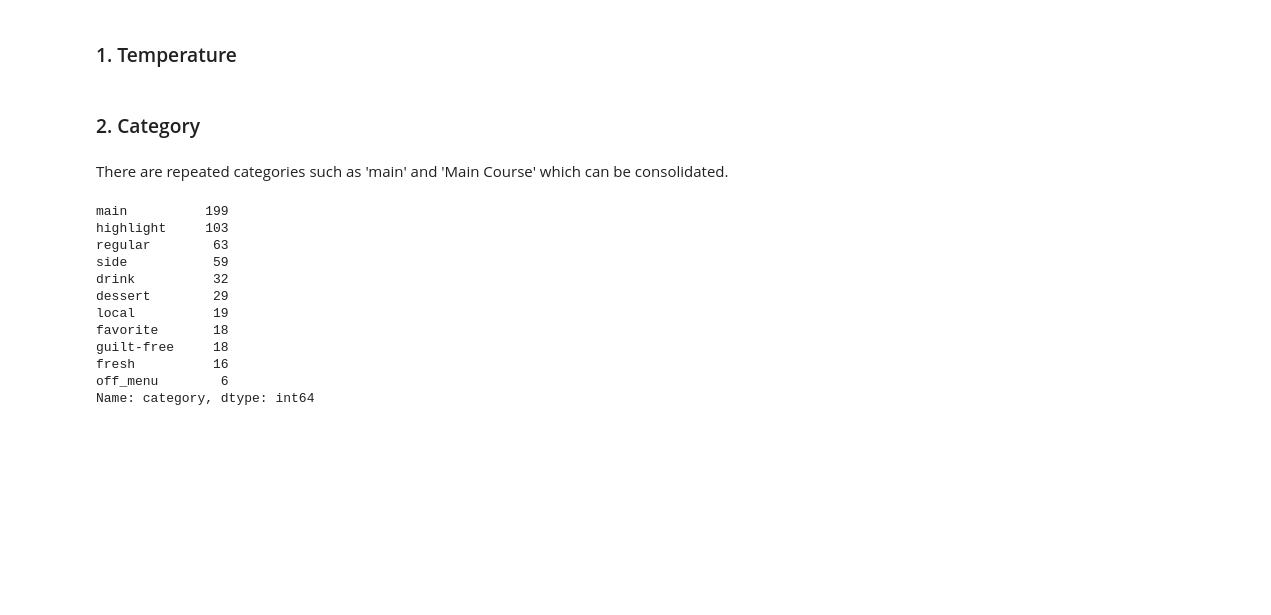
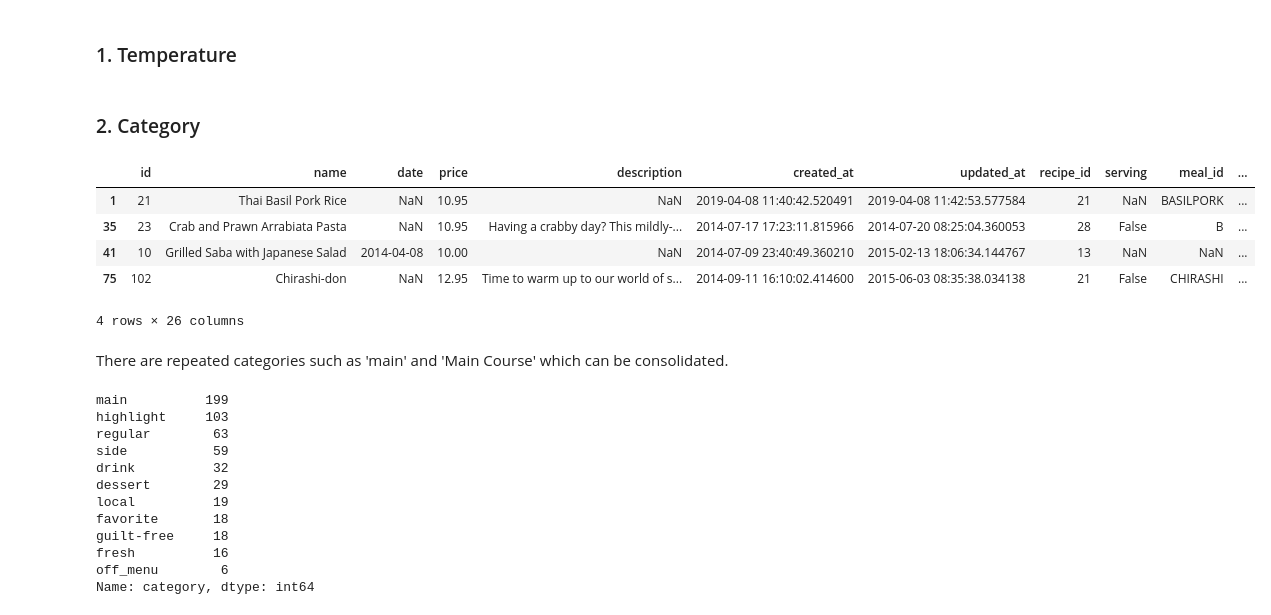
Before and after one commit to els-p/Analysing_An_Online_Restaurant, a Jupyter notebook: codes/5. PCA_K_Means_Product_Segmentation.ipynb, the cells around one changed output. Cells and saved outputs as stored; diff of their text form; code cells hidden in the pictures; blank space fills up the shorter version.

```diff
--- a/codes/5. PCA_K_Means_Product_Segmentation.ipynb
+++ b/codes/5. PCA_K_Means_Product_Segmentation.ipynb
@@ -92,8 +96,15 @@ data.temperature.fillna('room', inplace=True)
 # %% [markdown]
 ### 2. Category
 # %%
-# #Inspect rows with missing values
-# data[data.category.isnull()]
+#Inspect rows with missing values
+data[data.category.isnull()]
+# %% [output]
+|  | id | name | date | price | description | created_at | updated_at | recipe_id | serving | meal_id | ... |
+| 1 | 21 | Thai Basil Pork Rice | NaN | 10.95 | NaN | 2019-04-08 11:40:42.520491 | 2019-04-08 11:42:53.577584 | 21 | NaN | BASILPORK | ... |
+| 35 | 23 | Crab and Prawn Arrabiata Pasta | NaN | 10.95 | Having a crabby day? This mildly-... | 2014-07-17 17:23:11.815966 | 2014-07-20 08:25:04.360053 | 28 | False | B | ... |
+| 41 | 10 | Grilled Saba with Japanese Salad | 2014-04-08 | 10.00 | NaN | 2014-07-09 23:40:49.360210 | 2015-02-13 18:06:34.144767 | 13 | NaN | NaN | ... |
+| 75 | 102 | Chirashi-don | NaN | 12.95 | Time to warm up to our world of s... | 2014-09-11 16:10:02.414600 | 2015-06-03 08:35:38.034138 | 21 | False | CHIRASHI | ... |
+4 rows × 26 columns
 # %%
 #Fill missing values with main
 data.category.fillna('main', inplace=True)
```
Also changed, not shown: parts of 4 cells of this notebook.
